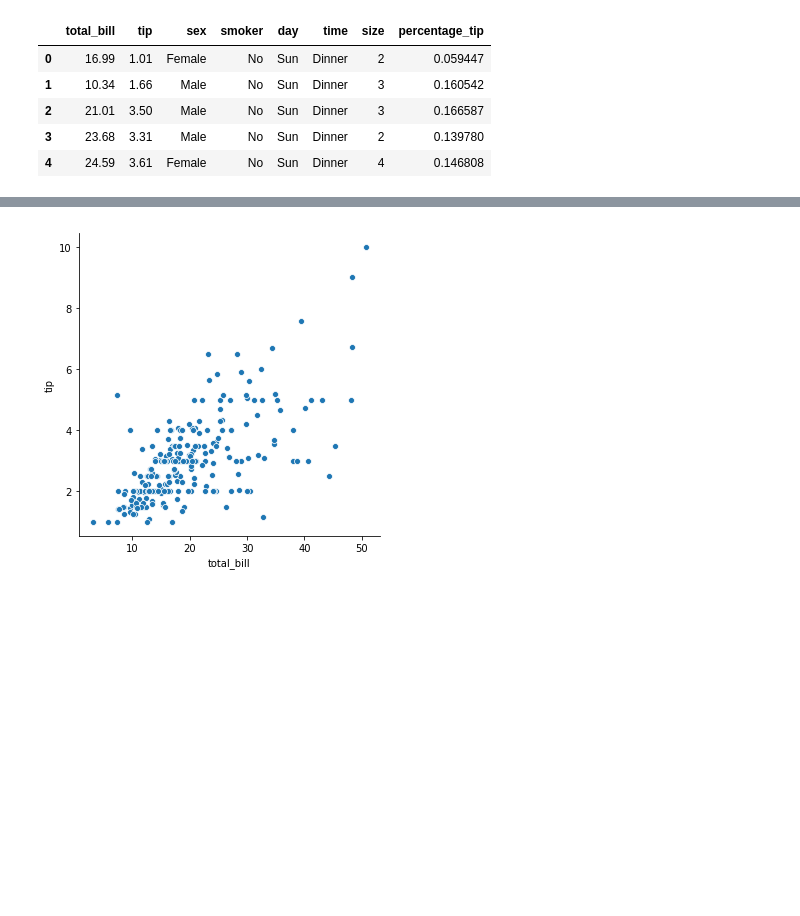
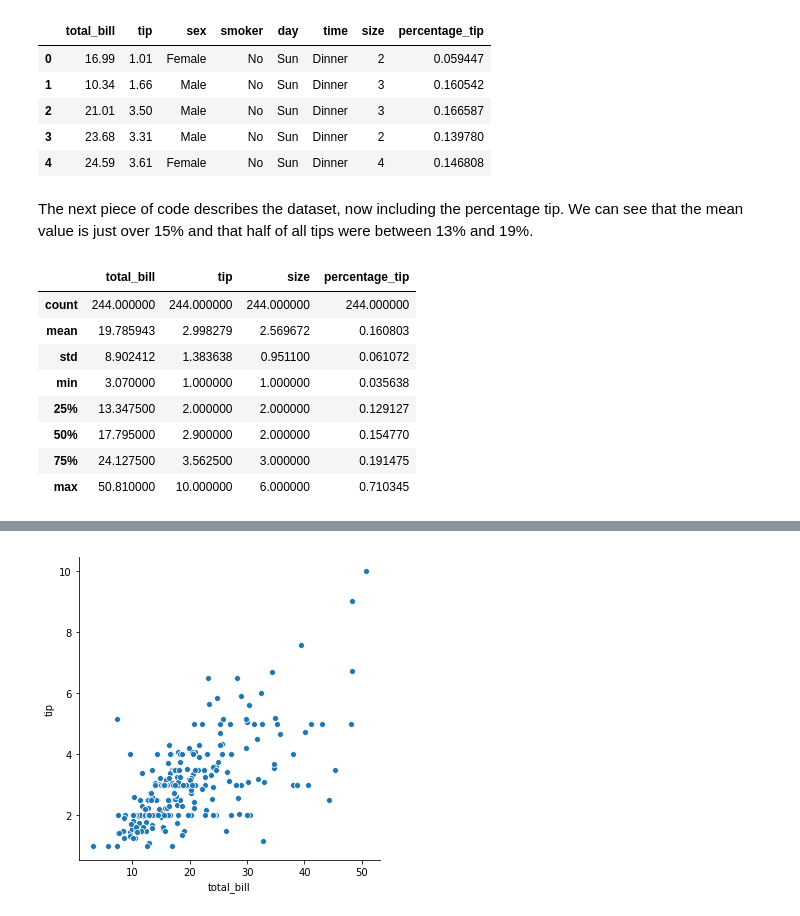
Before and after one commit to michealcannon/fundamentals-project, a Jupyter notebook: Tips Dataset.ipynb, the cells around one changed output, grey strips where cells are left out. Drawn from its saved outputs; the diff is of its cells as text; code cells hidden in the pictures; blank space fills up the shorter version.

```diff
--- a/Tips Dataset.ipynb
+++ b/Tips Dataset.ipynb
@@ -94,3 +94,17 @@ tips.head() # show first 5 lines of "tips"
 | 2 | 21.01 | 3.50 | Male | No | Sun | Dinner | 3 | 0.166587 |
 | 3 | 23.68 | 3.31 | Male | No | Sun | Dinner | 2 | 0.139780 |
 | 4 | 24.59 | 3.61 | Female | No | Sun | Dinner | 4 | 0.146808 |
+# %% [markdown]
+The next piece of code describes the dataset, now including the percentage tip. We can see that the mean value is just over 15% and that half of all tips were between 13% and 19%.
+# %%
+tips.describe() # summary statistics of dataset, now including percentage tip
+# %% [output]
+|  | total_bill | tip | size | percentage_tip |
+| count | 244.000000 | 244.000000 | 244.000000 | 244.000000 |
+| mean | 19.785943 | 2.998279 | 2.569672 | 0.160803 |
+| std | 8.902412 | 1.383638 | 0.951100 | 0.061072 |
+| min | 3.070000 | 1.000000 | 1.000000 | 0.035638 |
+| 25% | 13.347500 | 2.000000 | 2.000000 | 0.129127 |
+| 50% | 17.795000 | 2.900000 | 2.000000 | 0.154770 |
+| 75% | 24.127500 | 3.562500 | 3.000000 | 0.191475 |
+| max | 50.810000 | 10.000000 | 6.000000 | 0.710345 |
```
Also changed, not shown: parts of 3 cells of this notebook.
